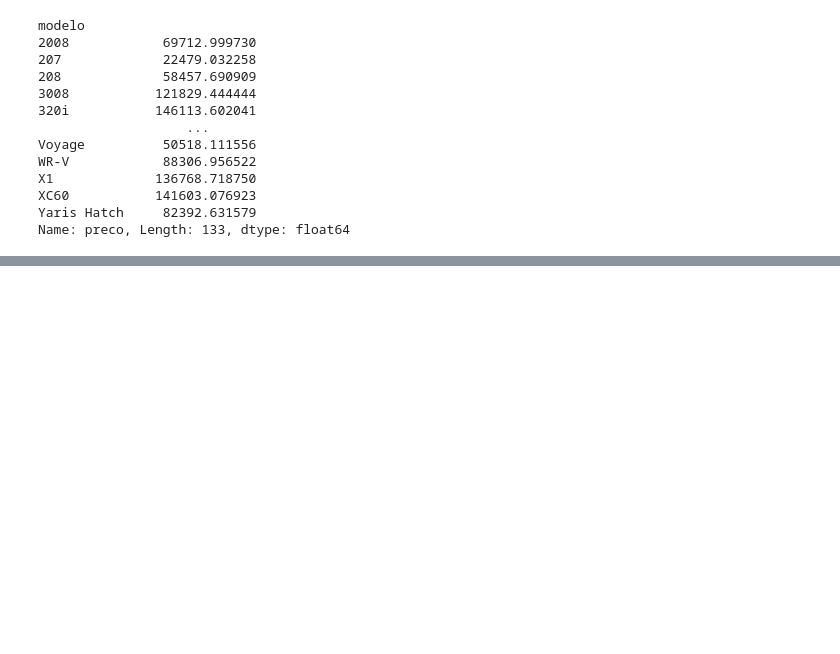
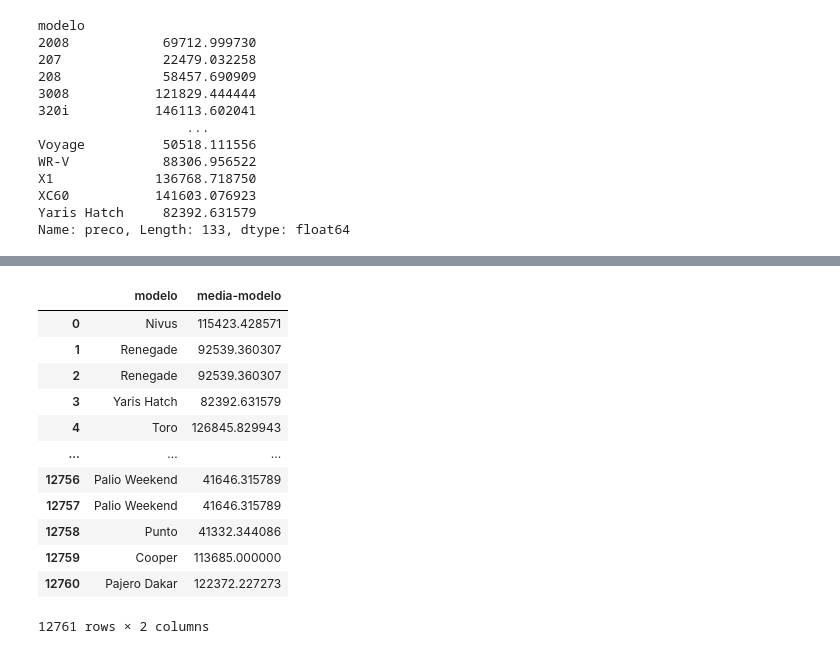
Before and after one commit to Ga-ol-an/adv_data_mining_final_work, a Jupyter notebook: notebooks/price_means.ipynb, the cells around one changed output, grey strips where cells are left out. Saved outputs shown, nothing was run; the diff lists cells and outputs as text; code cells hidden in the pictures; blank space fills up the shorter version.

```diff
--- a/notebooks/price_means.ipynb
+++ b/notebooks/price_means.ipynb
@@ -79,6 +49,21 @@ df
 # %%
 def add_mean_per_model(row):
     return models_mean[row["modelo"]]
 
 df["media-modelo"] = df.apply(add_mean_per_model, axis=1)
-df.to_csv("../outputs/db_filtrado_media_por_modelo.csv")
+models_and_prices = df[["modelo", "media-modelo"]]
+models_and_prices
+# %% [output]
+|  | modelo | media-modelo |
+| 0 | Nivus | 115423.428571 |
+| 1 | Renegade | 92539.360307 |
+| 2 | Renegade | 92539.360307 |
+| 3 | Yaris Hatch | 82392.631579 |
+| 4 | Toro | 126845.829943 |
+| ... | ... | ... |
+| 12756 | Palio Weekend | 41646.315789 |
+| 12757 | Palio Weekend | 41646.315789 |
+| 12758 | Punto | 41332.344086 |
+| 12759 | Cooper | 113685.000000 |
+| 12760 | Pajero Dakar | 122372.227273 |
+12761 rows × 2 columns
```
Also changed, not shown: parts of 8 cells of this notebook, 2 other files.
